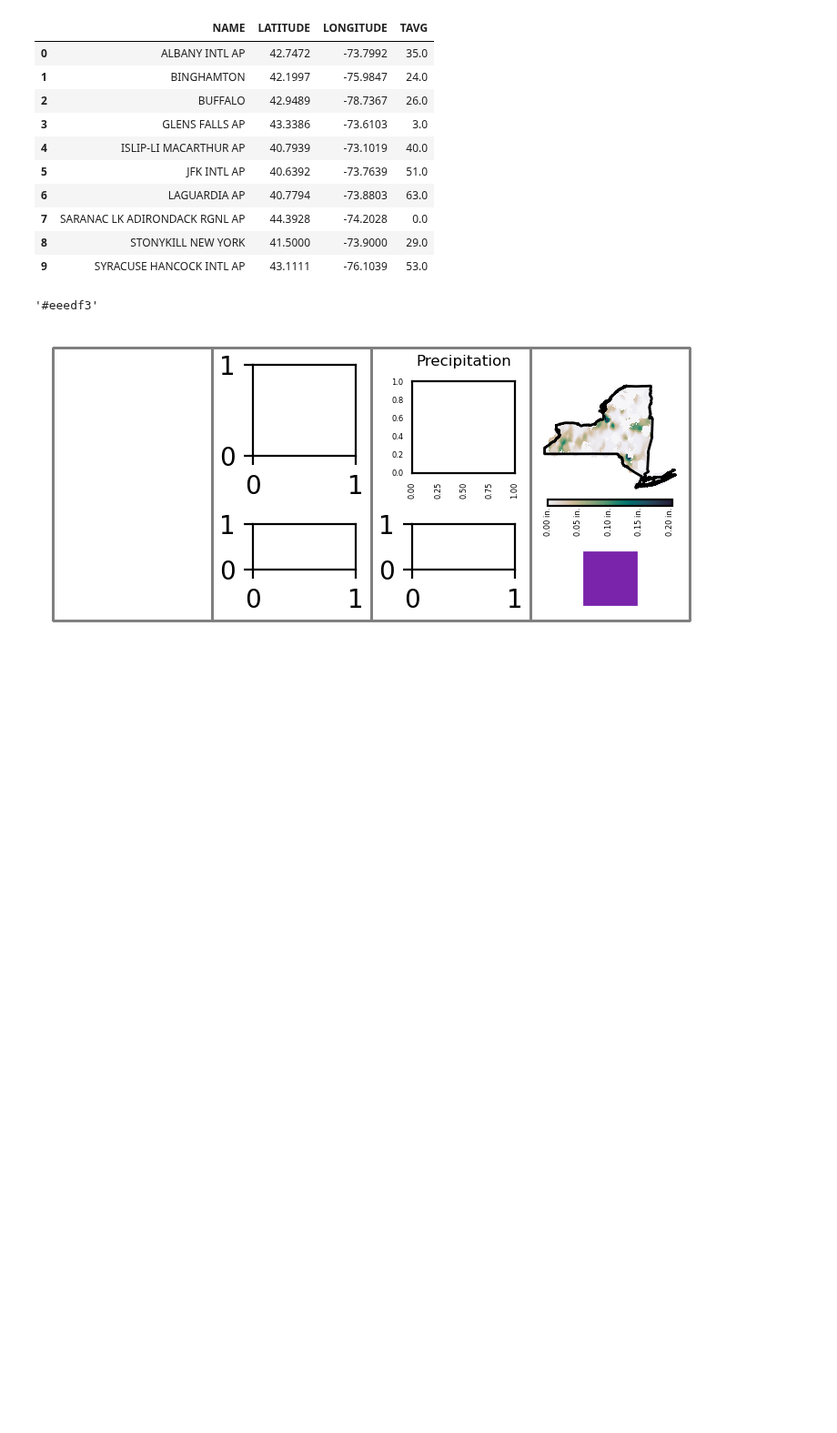
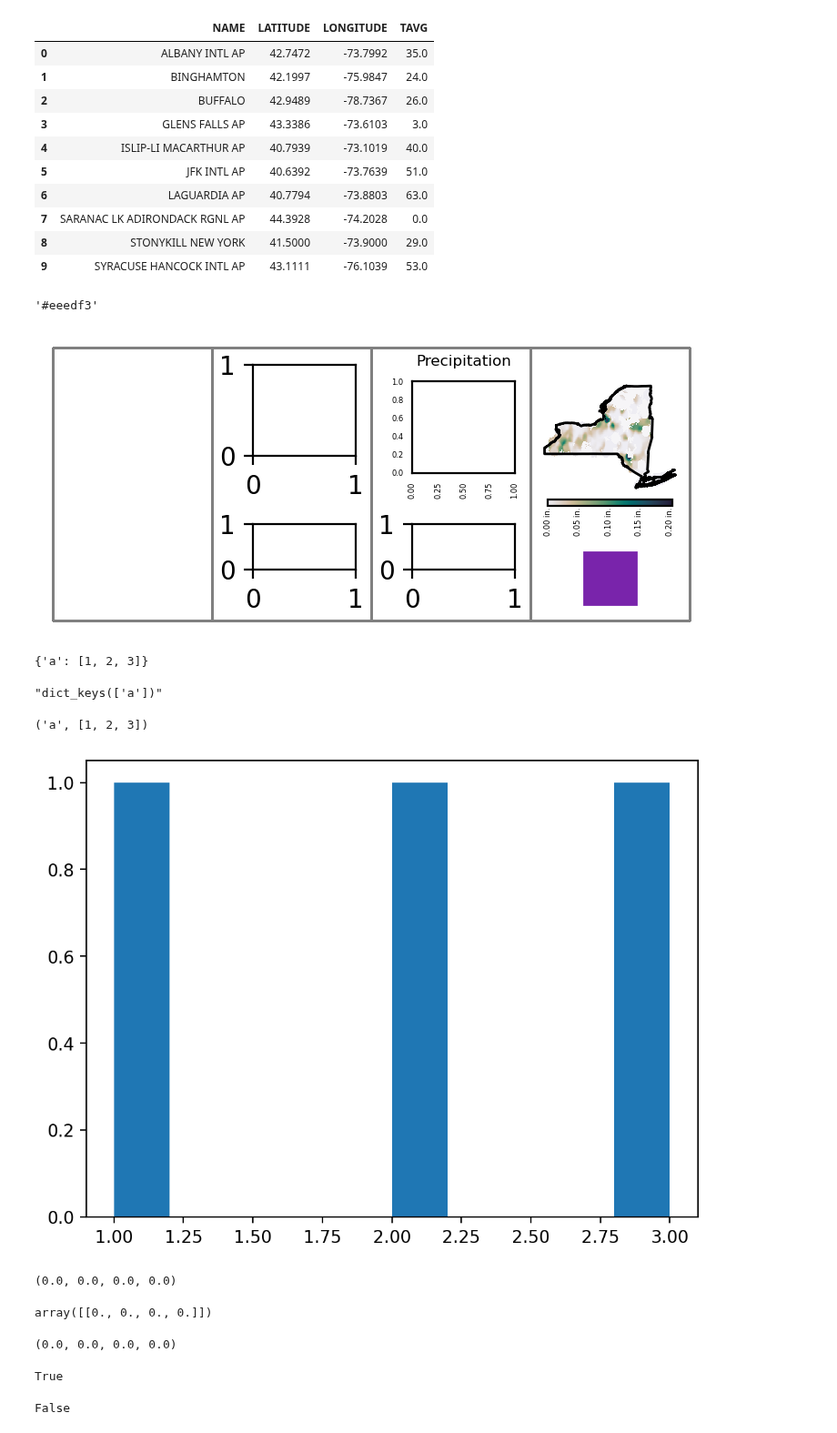
Before and after one commit to story645/team, a Jupyter notebook: paper/figcode/topology.ipynb, the cells around one changed output. Shown at 91% size. Cells and saved outputs as stored; diff of their text form; code cells hidden in the pictures; blank space fills up the shorter version.

Commit message:
figures cleanup to verify they're showing what supposed to

```diff
--- a/paper/figcode/topology.ipynb
+++ b/paper/figcode/topology.ipynb
@@ -156,0 +159,39 @@ cb.ax.tick_params?
+# %%
+a
+# %% [output]
+{'a': [1, 2, 3]}
+# %%
+str(a.keys())
+# %% [output]
+"dict_keys(['a'])"
+# %%
+for i in a.items():
+    print(i)
+# %% [output]
+('a', [1, 2, 3])
+# %%
+x = [1,2,3]
+# %%
+hist, bins, patches = plt.figure().subplots().hist(x)
+# %% [output]
+[figure, added]
+# %%
+patches[0].get_edgecolor()
+# %% [output]
+(0.0, 0.0, 0.0, 0.0)
+# %%
+mcolors.to_rgba_array((0,0,0,0))
+# %% [output]
+array([[0., 0., 0., 0.]])
+# %%
+patches[0].get_edgecolor()
+# %% [output]
+(0.0, 0.0, 0.0, 0.0)
+# %%
+mcolors.same_color(['none'], [(0,0,0,0)])
+# %% [output]
+True
+# %%
+mcolors.same_color('none', (0, 0, 0, 0))
+# %% [output]
+False
```
Also changed, not shown: parts of 16 cells of this notebook, 5 other files.
